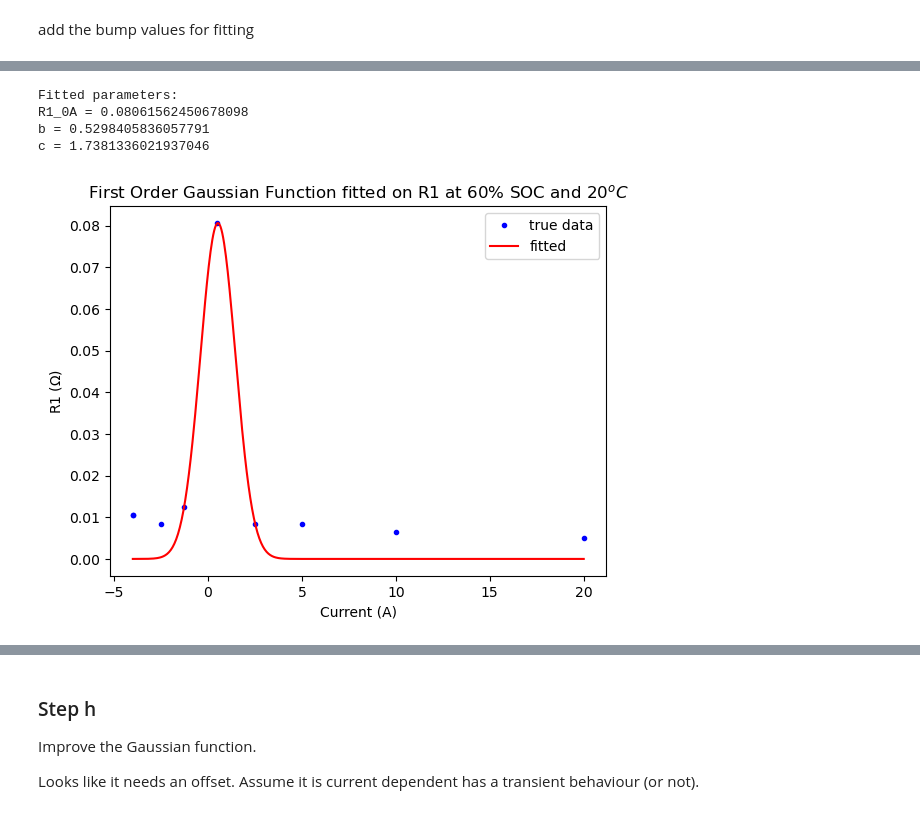
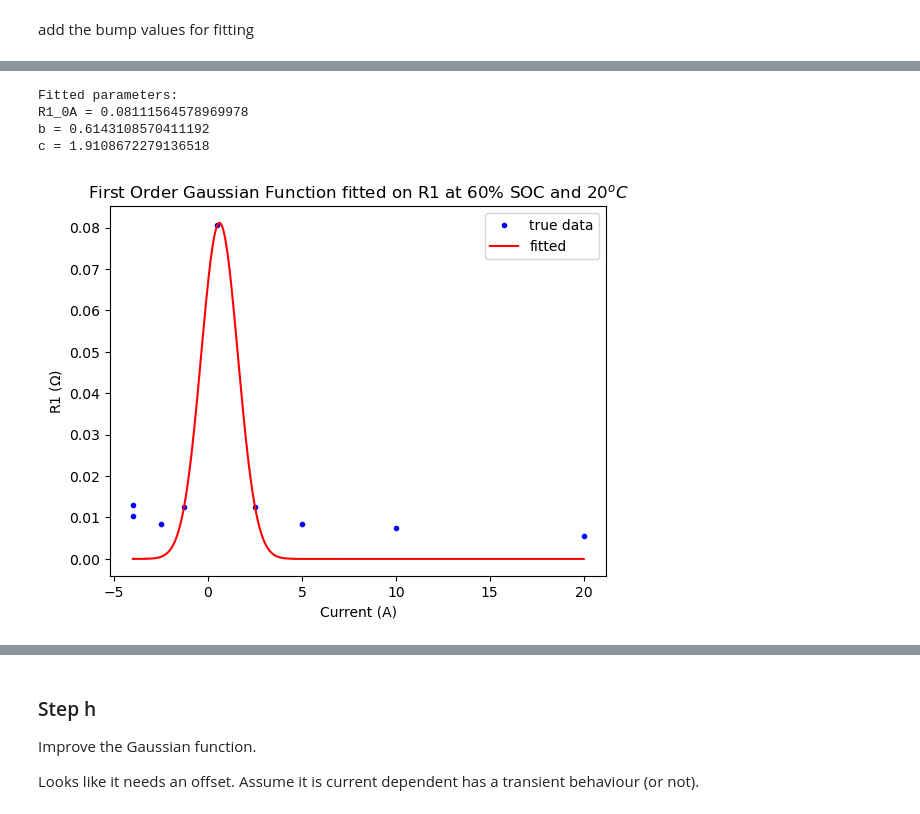
Before and after one commit to sunfanyi/modelling-of-lithium-ion-batteries, a Jupyter notebook: part_2a.ipynb, the cells around one changed output, grey strips where cells are left out. Drawn from its saved outputs; the diff is of its cells as text; code cells hidden in the pictures.

```diff
--- a/part_2a.ipynb
+++ b/part_2a.ipynb
@@ -437,8 +353,8 @@ R^{0A}_1 =  0.01111197916666664
 Get the small bumps before each 8 pulses start, and obtain the R1 values, so that there will be a small R1 value around 0 for better fitting Gaussian.
 # %%
 I_shifted = np.concatenate((I[1:], [0]))
-idx_bump_start = np.flatnonzero((I == 0) & (I_shifted < 1) & (I_shifted > 0.2))
-idx_bump_end = np.flatnonzero((I < 1) & (I > 0.2) & (I_shifted == 0)) + 1
+idx_bump_start = np.flatnonzero((I == 0) & (np.abs(I_shifted) < 1) & (np.abs(I_shifted) > 0.2))
+idx_bump_end = np.flatnonzero((np.abs(I) < 1) & (np.abs(I) > 0.2) & (I_shifted == 0)) + 1
 # %%
 idx_bump_Vss = find_Vss_pos(t, V_actual, idx_bump_start, idx_bump_end,
                             for_bump=True, idx_for_bump=idx_pulse_start)[0]
@@ -477,34 +393,38 @@ print(R1_true)
 # %%
 # Define the Gaussian function
 def gaussian(I_fit, R1_0A, b, c):
     return R1_0A * np.exp(-(I_fit - b)**2 / c)
 
 # x = np.delete(I_fit, 1)  # delete outlier
 # y_true = np.delete(R1_true, 1)
 x = I_fit
 y_true = R1_true
 my_func = gaussian
 
 p0 = [R1_0A, 0, 100]
 popts, x_plot, y_pred = fit_RC(x, y_true, my_func, p0)
 
 # Print the fitted parameters
 print('Fitted parameters:')
 print('R1_0A =', popts[0])
 print('b =', popts[1])
 print('c =', popts[2])
 
 # Plot the data and the fitted function
 plt.plot(I_fit, R1_true, 'b.', label='true data')
 plt.plot(x_plot, y_pred, 'r-', label='fitted')
 plt.legend()
 plt.xlabel('Current (A)')
 plt.ylabel('R1 ($\Omega$)')
 plt.title('First Order Gaussian Function fitted on R1 at $60\%$ SOC and $20^oC$')
 plt.show()
+
+R1_0A_guess = popts[0]
+b_guess = popts[1]
+c_guess = popts[2]
 # %% [output]
 Fitted parameters:
-R1_0A = 0.08061562450678098
-b = 0.5298405836057791
-c = 1.7381336021937046
+R1_0A = 0.08111564578969978
+b = 0.6143108570411192
+c = 1.9108672279136518
-[figure, old version]
+[figure, new version]
```
Also changed, not shown: parts of 21 cells of this notebook, 9 other files.
